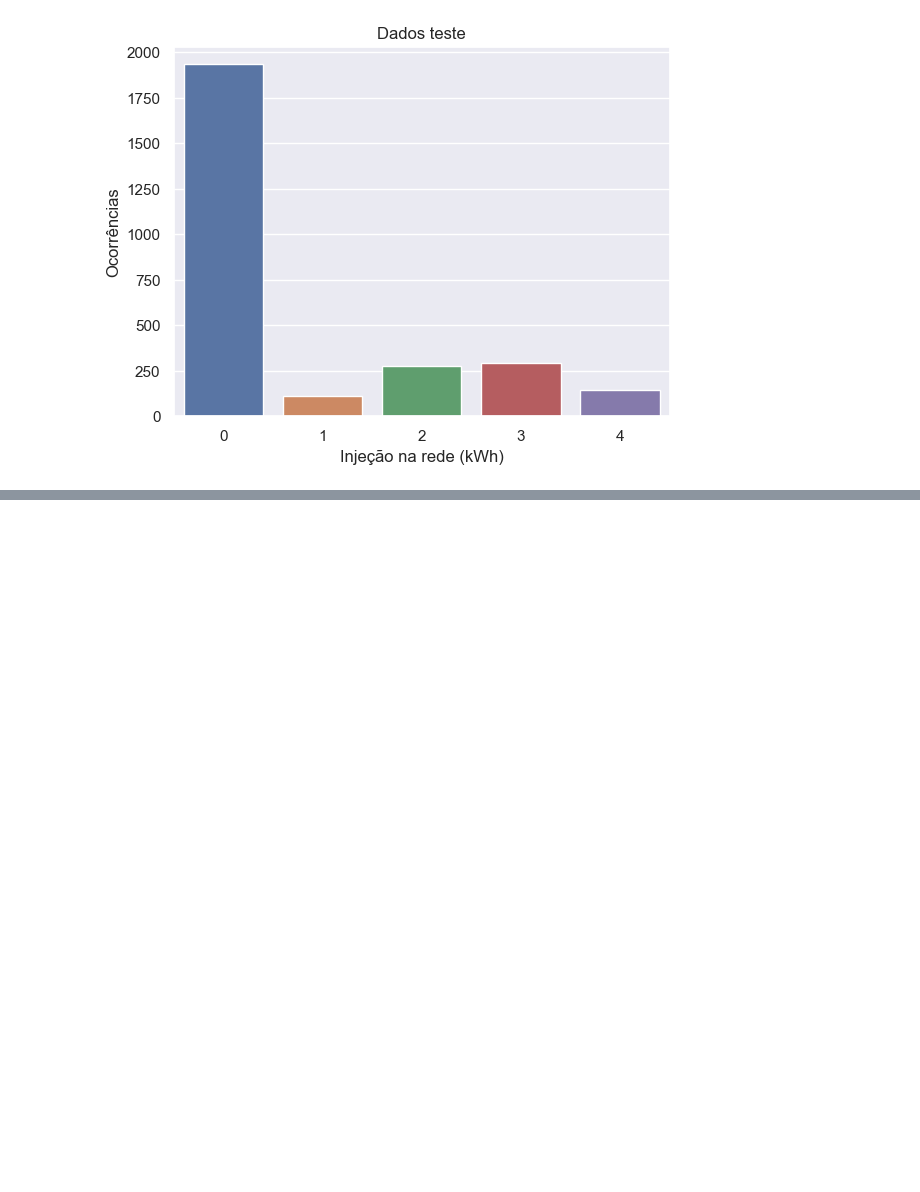
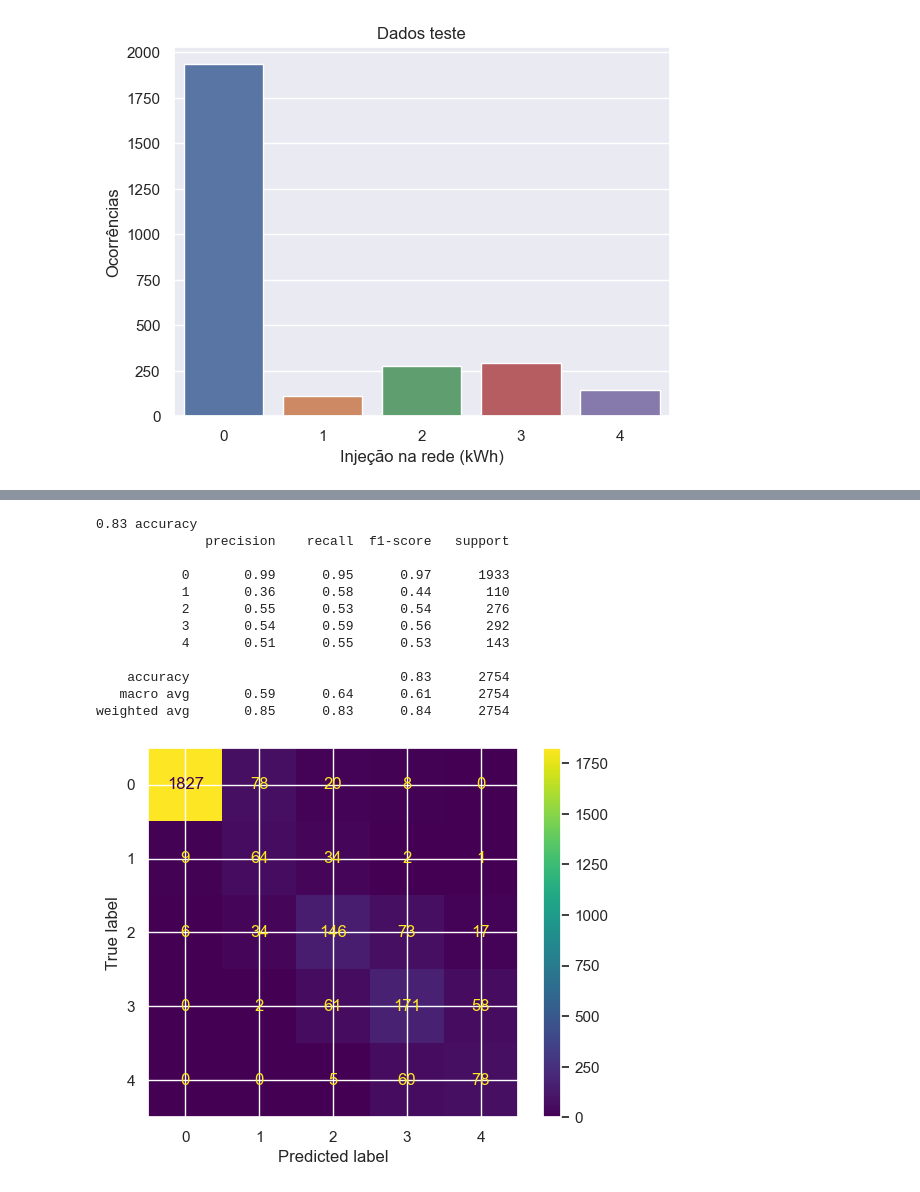
Before and after one commit to JoseBambora/ProjetoDAA, a Jupyter notebook: DatasetCompetition/bagging.ipynb, the cells around one changed output, grey strips where cells are left out. Saved outputs shown, nothing was run; the diff lists cells and outputs as text; code cells hidden in the pictures; blank space fills up the shorter version.

```diff
--- a/DatasetCompetition/bagging.ipynb
+++ b/DatasetCompetition/bagging.ipynb
@@ -190,0 +195,11 @@ weighted avg       0.84      0.84      0.84      2754
+# %%
+def gera_csv(predictions,name):
+    row_ids = range(1, len(predictions) + 1)
+    submission_df = pd.DataFrame({'RowId': row_ids, 'Result': predictions})
+    replace_map = {'Result': {0:'None',1: 'Low', 2: 'Medium' ,3: 'High',4 : 'Very High' }}
+    submission_df.replace(replace_map,inplace=True)
+    submission_df.to_csv(name, index=False)
+# %%
+X_test_submission = data_bg_test.drop(['Injeção na rede (kWh)'],axis=1)
+predictions_bg = bst_bg_model.predict(X_test_submission)
+gera_csv(predictions_bg,'grupo20_bg_1.csv')
@@ -190,0 +221,20 @@ weighted avg       0.84      0.84      0.84      2754
+# %%
+bst_bg_model2 = grid_bg.best_estimator_
+bst_bg_model2.fit(X_resampled_df,y_resampled_df)
+stats_confusion_matrix(bst_bg_model2,X_test,y_test)
+predictions_bg = bst_bg_model.predict(X_test_submission)
+gera_csv(predictions_bg,'grupo20_bg_2.csv')
+# %% [output]
+0.83 accuracy
+              precision    recall  f1-score   support
+
+           0       0.99      0.95      0.97      1933
+           1       0.36      0.58      0.44       110
+           2       0.55      0.53      0.54       276
+           3       0.54      0.59      0.56       292
+           4       0.51      0.55      0.53       143
+
+    accuracy                           0.83      2754
+   macro avg       0.59      0.64      0.61      2754
+weighted avg       0.85      0.83      0.84      2754
+[figure, added]
```
Also changed, not shown: parts of 15 cells of this notebook, 3 other files.
